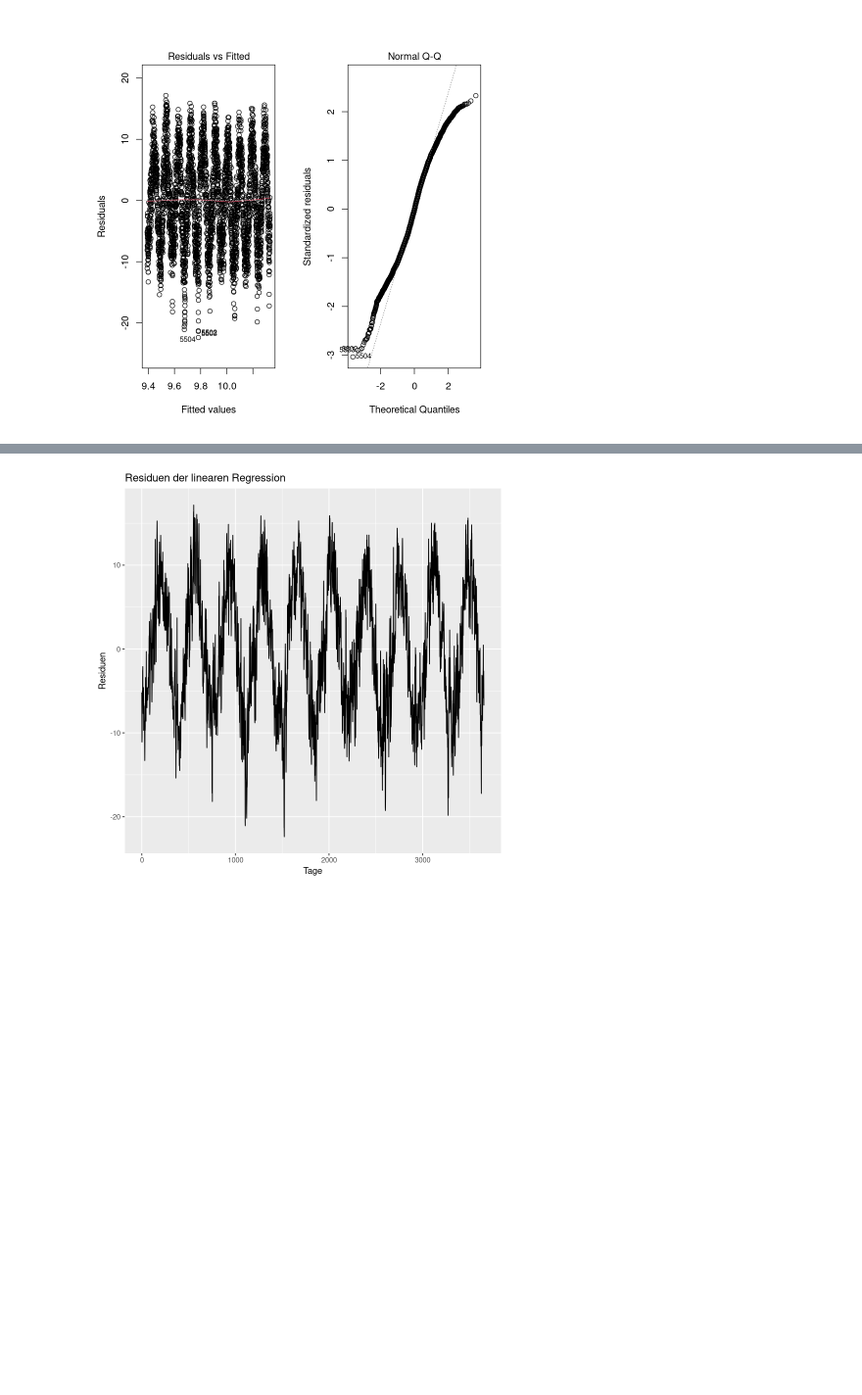
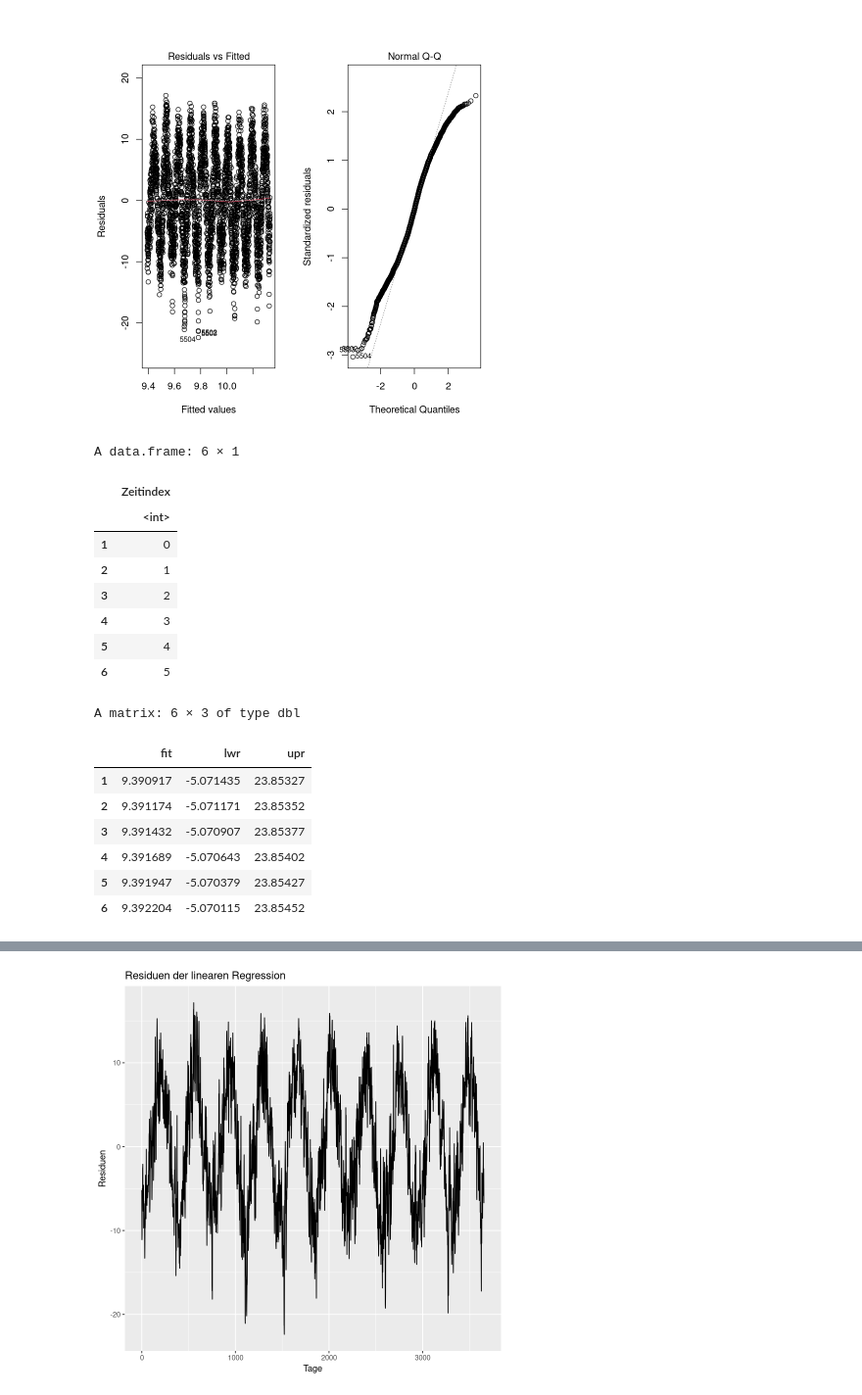
Before and after one commit to micael92/wetter_analyse, a Jupyter notebook: 09_daten_lineare_regression.ipynb, the cells around one changed output, grey strips where cells are left out. Shown at 98% size. Cells and saved outputs as stored; diff of their text form; code cells hidden in the pictures; blank space fills up the shorter version.

```diff
--- a/09_daten_lineare_regression.ipynb
+++ b/09_daten_lineare_regression.ipynb
@@ -165,8 +51,28 @@ plot(modell,c(1,2))
 # %% [output]
 [figure]
 # %%
-vorhersage <- data.frame(Zeitindex = seq(0, max(wetterdaten[[1]]$Zeitindex), length.out = 100))
+vorhersage_zeit <- data.frame(Zeitindex = seq(0, 3*365))
 # Konfidenzintervall - keine Prognose eines genauen Punktes, sondern des Mittelwerts aller y von einem x
-predict(modell, vorhersage, interval = "confidence")
+#predict(modell_tmk, vorhersage, interval = "confidence")
 # Prognoseintervall - Prognose eines genauen Punktes, ein y für ein x
-predict(modell, vorhersage, interval = "predict")
+head(vorhersage_zeit)
+vorhersage <- predict(modell_tmk, vorhersage_zeit, interval = "predict")
+head(vorhersage)
+# %% [output]
+A data.frame: 6 × 1
+|  | Zeitindex |
+|  | <int> |
+| 1 | 0 |
+| 2 | 1 |
+| 3 | 2 |
+| 4 | 3 |
+| 5 | 4 |
+| 6 | 5 |
+A matrix: 6 × 3 of type dbl
+|  | fit | lwr | upr |
+| 1 | 9.390917 | -5.071435 | 23.85327 |
+| 2 | 9.391174 | -5.071171 | 23.85352 |
+| 3 | 9.391432 | -5.070907 | 23.85377 |
+| 4 | 9.391689 | -5.070643 | 23.85402 |
+| 5 | 9.391947 | -5.070379 | 23.85427 |
+| 6 | 9.392204 | -5.070115 | 23.85452 |
```
Also changed, not shown: parts of 14 cells of this notebook, 15 other files.
